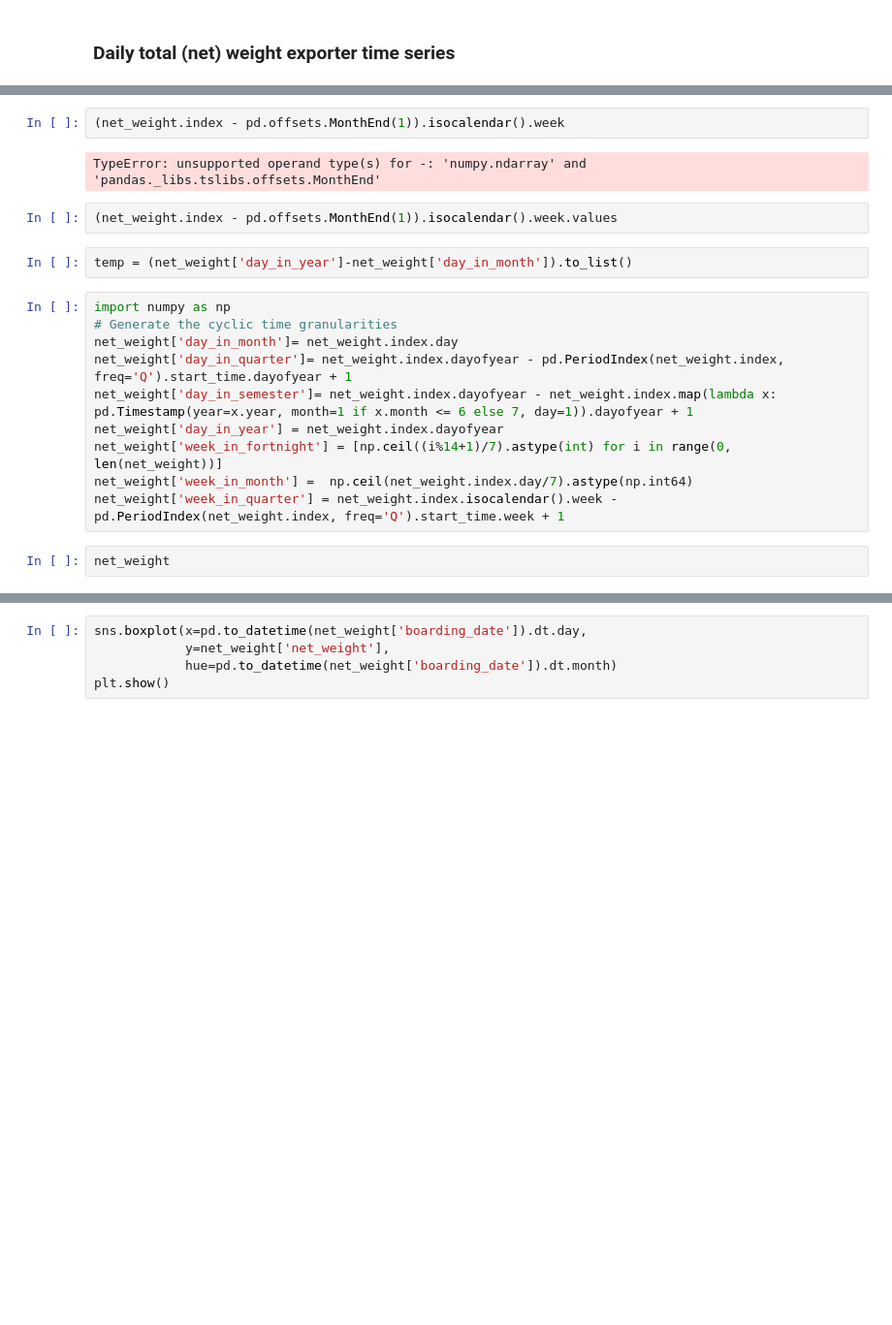
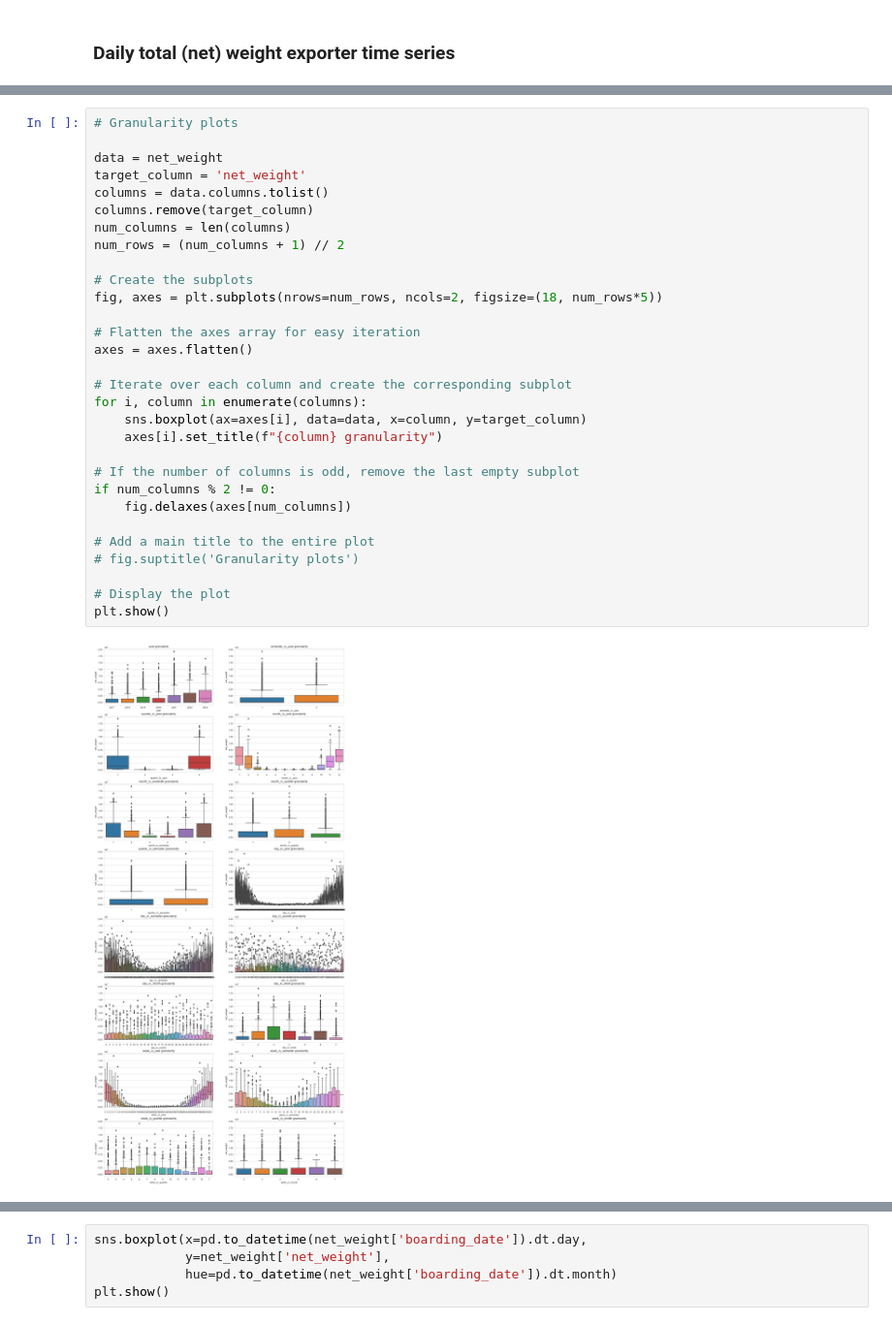
Before and after one commit to sergiopostigo/supertrade, a Jupyter notebook: exploratory_data_analysis/formatted/eda2.ipynb, the cells around one changed output, grey strips where cells are left out. Shown at 97% size. Drawn from its saved outputs; the diff is of its cells as text; blank space fills up the shorter version.

```diff
--- a/exploratory_data_analysis/formatted/eda2.ipynb
+++ b/exploratory_data_analysis/formatted/eda2.ipynb
@@ -166,20 +94,32 @@ net_weight
-# %%
-(net_weight.index - pd.offsets.MonthEnd(1)).isocalendar().week
-# %% [output]
-TypeError: unsupported operand type(s) for -: 'numpy.ndarray' and 'pandas._libs.tslibs.offsets.MonthEnd'
-# %%
-(net_weight.index - pd.offsets.MonthEnd(1)).isocalendar().week.values
-# %%
-temp = (net_weight['day_in_year']-net_weight['day_in_month']).to_list()
-# %%
-import numpy as np
-# Generate the cyclic time granularities
-net_weight['day_in_month']= net_weight.index.day
-net_weight['day_in_quarter']= net_weight.index.dayofyear - pd.PeriodIndex(net_weight.index, freq='Q').start_time.dayofyear + 1
-net_weight['day_in_semester']= net_weight.index.dayofyear - net_weight.index.map(lambda x: pd.Timestamp(year=x.year, month=1 if x.month <= 6 else 7, day=1)).dayofyear + 1
-net_weight['day_in_year'] = net_weight.index.dayofyear
-net_weight['week_in_fortnight'] = [np.ceil((i%14+1)/7).astype(int) for i in range(0, len(net_weight))]
-net_weight['week_in_month'] =  np.ceil(net_weight.index.day/7).astype(np.int64)
-net_weight['week_in_quarter'] = net_weight.index.isocalendar().week - pd.PeriodIndex(net_weight.index, freq='Q').start_time.week + 1
-# %%
-net_weight
+# %%
+# Granularity plots
+
+data = net_weight
+target_column = 'net_weight'
+columns = data.columns.tolist()
+columns.remove(target_column)
+num_columns = len(columns)
+num_rows = (num_columns + 1) // 2
+
+# Create the subplots
+fig, axes = plt.subplots(nrows=num_rows, ncols=2, figsize=(18, num_rows*5))
+
+# Flatten the axes array for easy iteration
+axes = axes.flatten()
+
+# Iterate over each column and create the corresponding subplot
+for i, column in enumerate(columns):
+    sns.boxplot(ax=axes[i], data=data, x=column, y=target_column)
+    axes[i].set_title(f"{column} granularity")
+
+# If the number of columns is odd, remove the last empty subplot
+if num_columns % 2 != 0:
+    fig.delaxes(axes[num_columns])
+
+# Add a main title to the entire plot
+# fig.suptitle('Granularity plots')
+
+# Display the plot
+plt.show()
+# %% [output]
+[figure, added]
```
Also changed, not shown: parts of 13 cells of this notebook, 1 other file.
